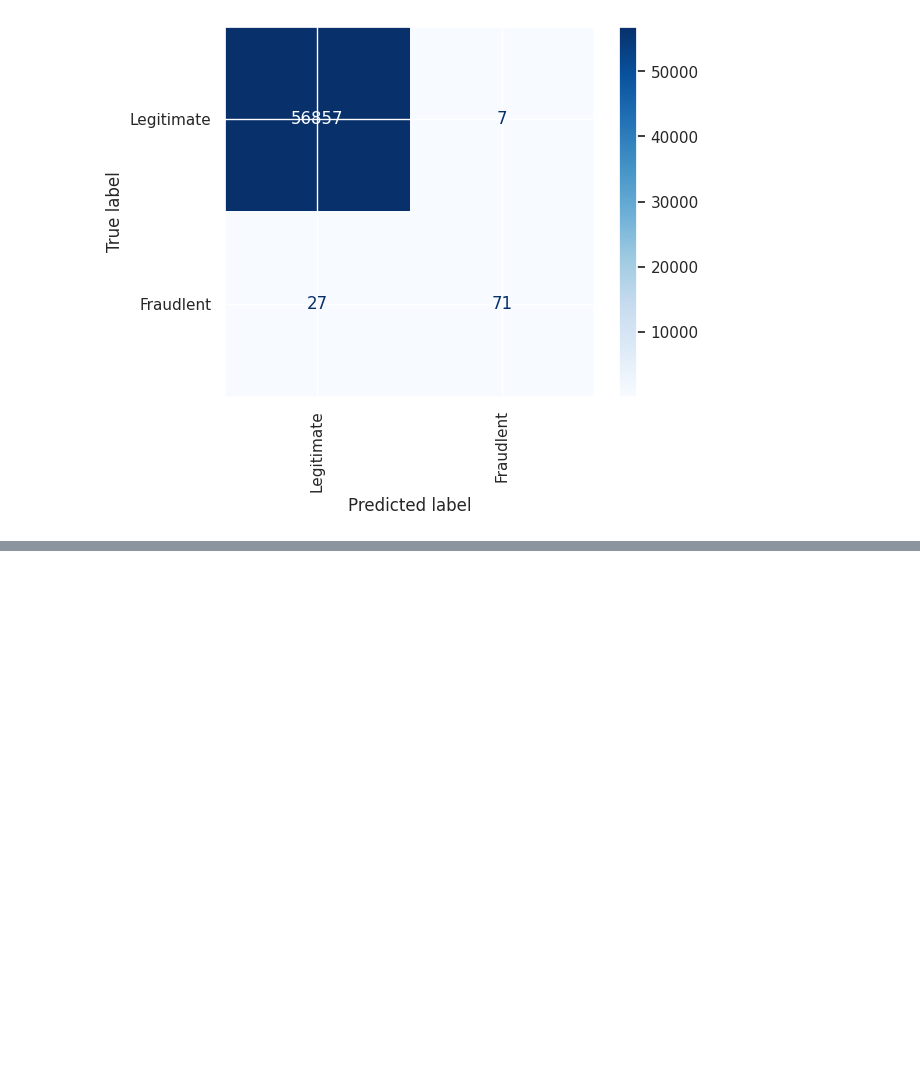
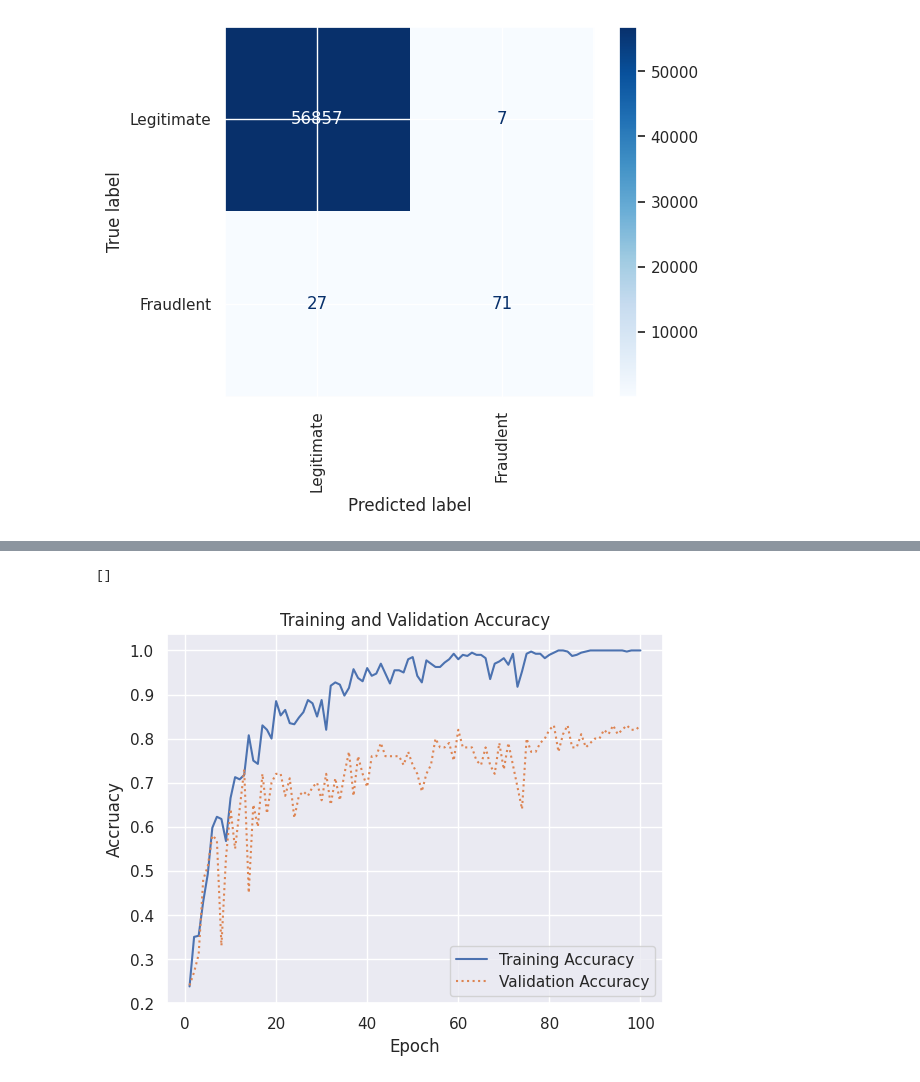
Before and after one commit to bolicnikola/Applied-Machine-Learning-And-AI, a Jupyter notebook: Neural_Networks.ipynb, the cells around one changed output, grey strips where cells are left out. Cells and saved outputs as stored; diff of their text form; code cells hidden in the pictures; blank space fills up the shorter version.

```diff
--- a/Neural_Networks.ipynb
+++ b/Neural_Networks.ipynb
@@ -253,0 +313,13 @@ cmd.from_predictions(y_test, y_predicted, display_labels=labels, cmap='Blues', x
+# %%
+from sklearn.model_selection import train_test_split
+
+x_train, x_test, y_train, y_test = train_test_split(x_faces, y_faces, train_size=0.8, stratify=y_faces, random_state=0)
+# %%
+from tensorflow.keras.layers import Dense
+from tensorflow.keras.models import Sequential
+
+model = Sequential()
+model.add(Dense(512, activation='relu', input_shape=(image_width * image_height,)))
+model.add(Dense(class_count, activation='softmax'))
+model.compile(optimizer='adam', loss='sparse_categorical_crossentropy', metrics=['accuracy'])
+model.summary()
@@ -253,0 +338,2 @@ cmd.from_predictions(y_test, y_predicted, display_labels=labels, cmap='Blues', x
+# %%
+hist = model.fit(x_train, y_train, validation_data=(x_test, y_test), epochs=100, batch_size=20)
@@ -253,0 +358,15 @@ cmd.from_predictions(y_test, y_predicted, display_labels=labels, cmap='Blues', x
+# %%
+acc = hist.history['accuracy']
+val_acc = hist.history['val_accuracy']
+epochs = range(1, len(acc) + 1)
+
+plt.plot(epochs, acc, '-', label='Training Accuracy')
+plt.plot(epochs, val_acc, ':', label='Validation Accuracy')
+plt.title('Training and Validation Accuracy')
+plt.xlabel('Epoch')
+plt.ylabel('Accruacy')
+plt.legend(loc='lower right')
+plt.plot()
+# %% [output]
+[]
+[figure, added]
```
Also changed, not shown: parts of 15 cells of this notebook.
